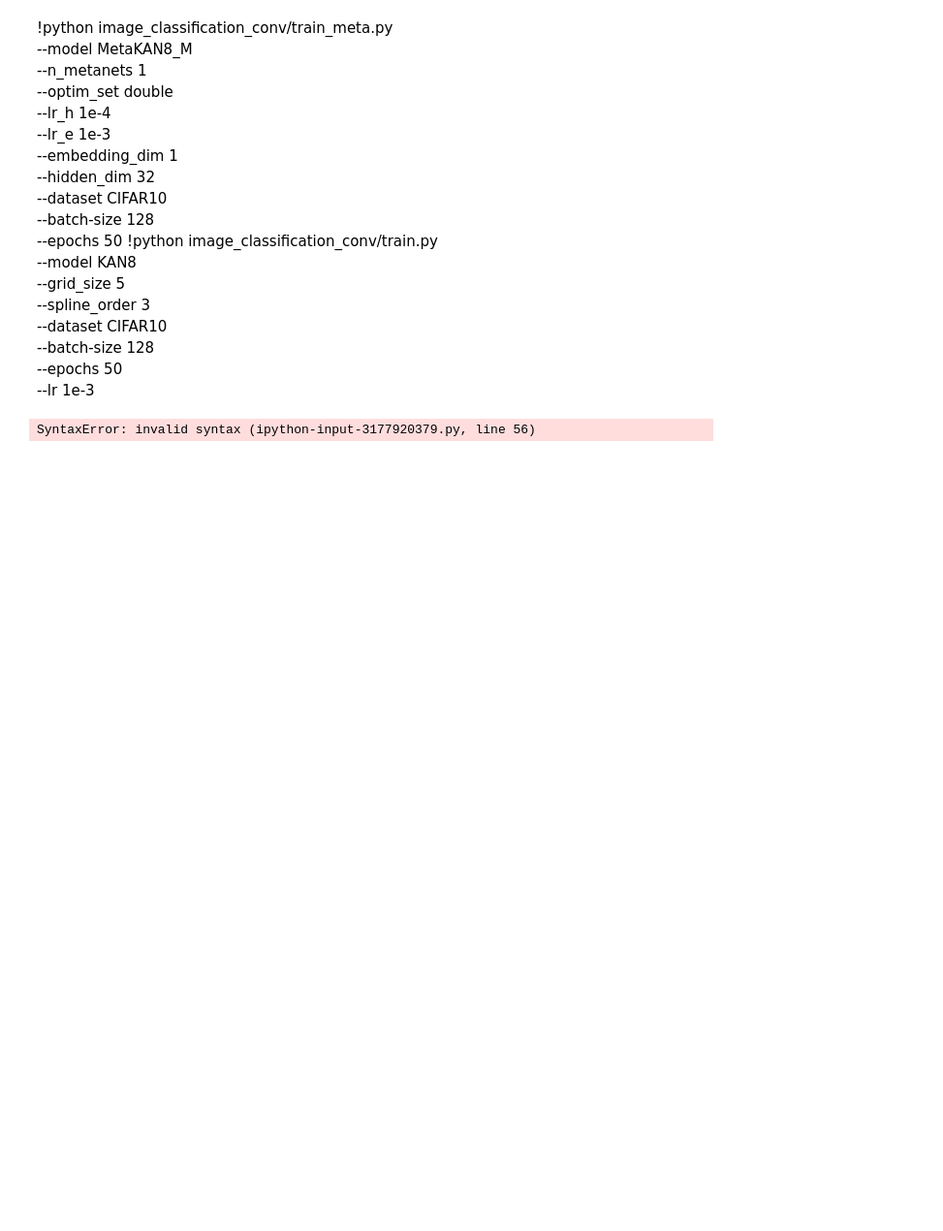
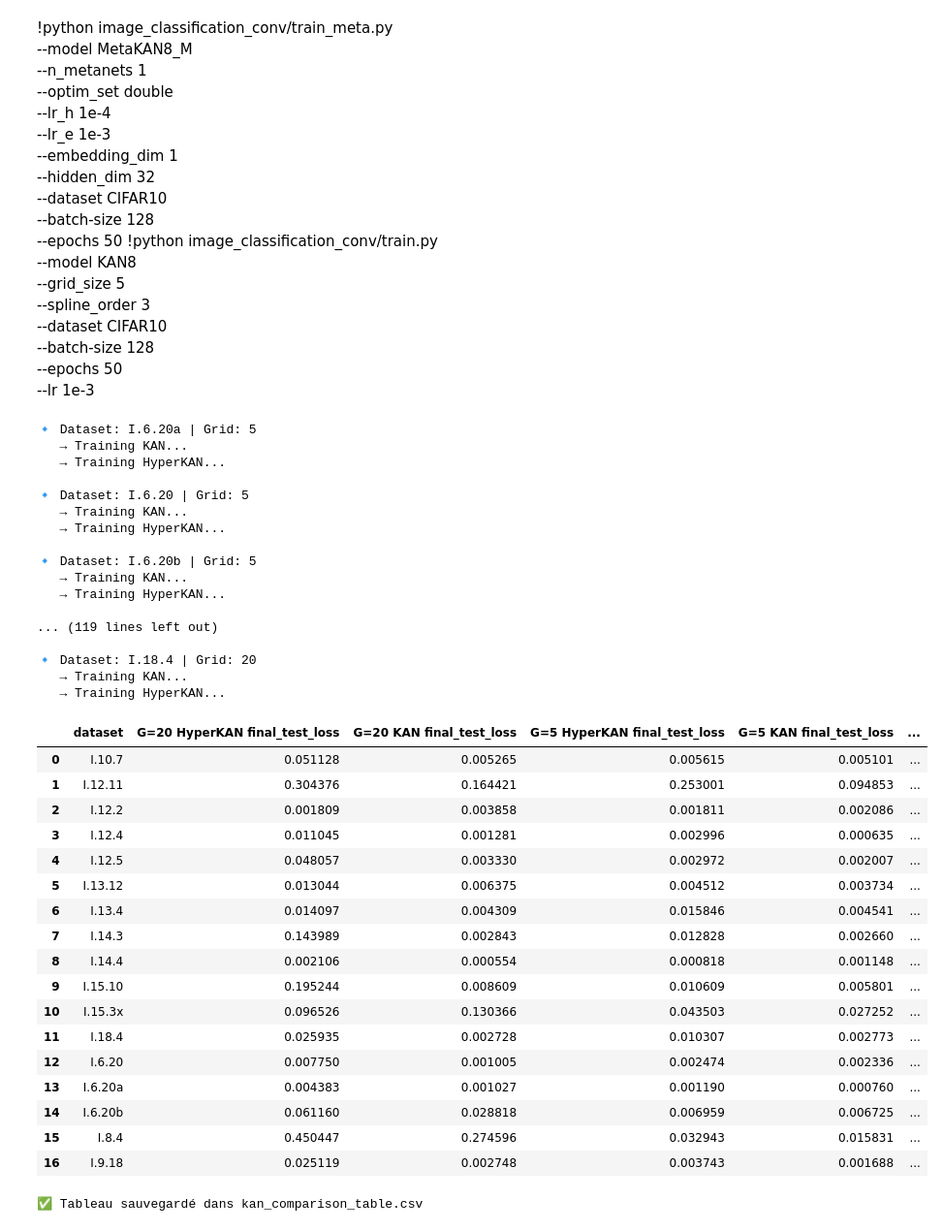
Before and after one commit to adrirens/MML_course, a Jupyter notebook: code.ipynb, the cells around one changed output. Shown at 97% size. Cells and saved outputs as stored; diff of their text form; code cells hidden in the pictures; blank space fills up the shorter version.

```diff
--- a/code.ipynb
+++ b/code.ipynb
@@ -151,7 +151,7 @@ for grid in grid_sizes:
                 "--layers_width", "5", "5", "5",
                 "--loss", "mse",
                 "--embedding_dim", "1",
-                "--hidden_dim", "8",
+                "--hidden_dim", "16",
                 "--kan_bspline_grid", str(grid)
             ]
 
@@ -161,31 +161,66 @@ for grid in grid_sizes:
             "type": model_type,
             "grid": grid,
         })
         raw_results.append(res)
         time.sleep(0.5)
 
 # 🧾 Conversion en DataFrame
 df = pd.DataFrame(raw_results)
 
 # 🪄 Transformation au format du papier
 # (colonnes = G=5 KAN, G=5 HyperKAN, G=20 KAN, G=20 HyperKAN)
 pivot = df.pivot_table(
     index="dataset",
     columns=["grid", "type"],
     values=["final_test_loss", "num_params"]
 )
 
 # Nettoyage du MultiIndex pour affichage plus clair
 pivot.columns = [
     f"G={g} {t} {m}" for m, g, t in pivot.columns.to_flat_index()
 ]
 
 # ✅ Tableau final
 pivot = pivot.reset_index()
 display(pivot)
 
 # 💾 Sauvegarde CSV
 pivot.to_csv("kan_comparison_table.csv", index=False)
 print("\n✅ Tableau sauvegardé dans kan_comparison_table.csv")
 # %% [output]
-SyntaxError: invalid syntax (ipython-input-3177920379.py, line 56)
+🔹 Dataset: I.6.20a | Grid: 5
+   → Training KAN...
+   → Training HyperKAN...
+
+🔹 Dataset: I.6.20 | Grid: 5
+   → Training KAN...
+   → Training HyperKAN...
+
+🔹 Dataset: I.6.20b | Grid: 5
+   → Training KAN...
+   → Training HyperKAN...
+
+... (119 lines left out)
+
+🔹 Dataset: I.18.4 | Grid: 20
+   → Training KAN...
+   → Training HyperKAN...
+|  | dataset | G=20 HyperKAN final_test_loss | G=20 KAN final_test_loss | G=5 HyperKAN final_test_loss | G=5 KAN final_test_loss | ... |
+| 0 | I.10.7 | 0.051128 | 0.005265 | 0.005615 | 0.005101 | ... |
+| 1 | I.12.11 | 0.304376 | 0.164421 | 0.253001 | 0.094853 | ... |
+| 2 | I.12.2 | 0.001809 | 0.003858 | 0.001811 | 0.002086 | ... |
+| 3 | I.12.4 | 0.011045 | 0.001281 | 0.002996 | 0.000635 | ... |
+| 4 | I.12.5 | 0.048057 | 0.003330 | 0.002972 | 0.002007 | ... |
+| 5 | I.13.12 | 0.013044 | 0.006375 | 0.004512 | 0.003734 | ... |
+| 6 | I.13.4 | 0.014097 | 0.004309 | 0.015846 | 0.004541 | ... |
+| 7 | I.14.3 | 0.143989 | 0.002843 | 0.012828 | 0.002660 | ... |
+| 8 | I.14.4 | 0.002106 | 0.000554 | 0.000818 | 0.001148 | ... |
+| 9 | I.15.10 | 0.195244 | 0.008609 | 0.010609 | 0.005801 | ... |
+| 10 | I.15.3x | 0.096526 | 0.130366 | 0.043503 | 0.027252 | ... |
+| 11 | I.18.4 | 0.025935 | 0.002728 | 0.010307 | 0.002773 | ... |
+| 12 | I.6.20 | 0.007750 | 0.001005 | 0.002474 | 0.002336 | ... |
+| 13 | I.6.20a | 0.004383 | 0.001027 | 0.001190 | 0.000760 | ... |
+| 14 | I.6.20b | 0.061160 | 0.028818 | 0.006959 | 0.006725 | ... |
+| 15 | I.8.4 | 0.450447 | 0.274596 | 0.032943 | 0.015831 | ... |
+| 16 | I.9.18 | 0.025119 | 0.002748 | 0.003743 | 0.001688 | ... |
+✅ Tableau sauvegardé dans kan_comparison_table.csv
```
